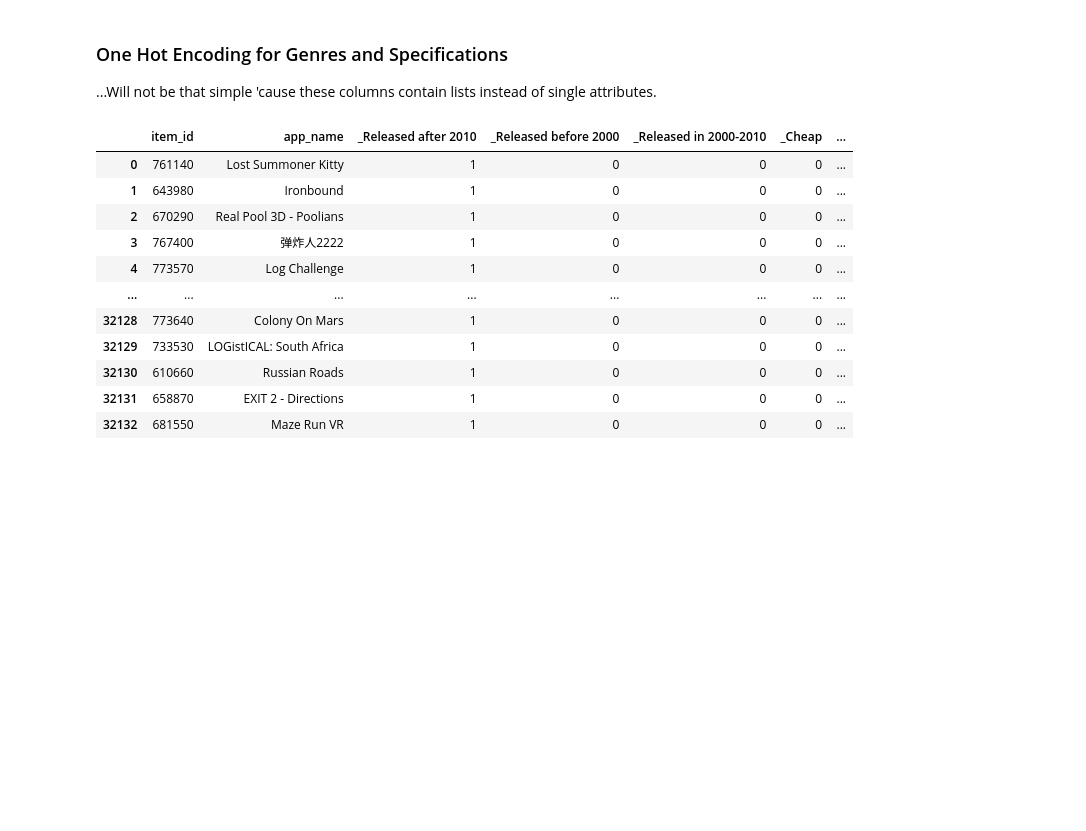
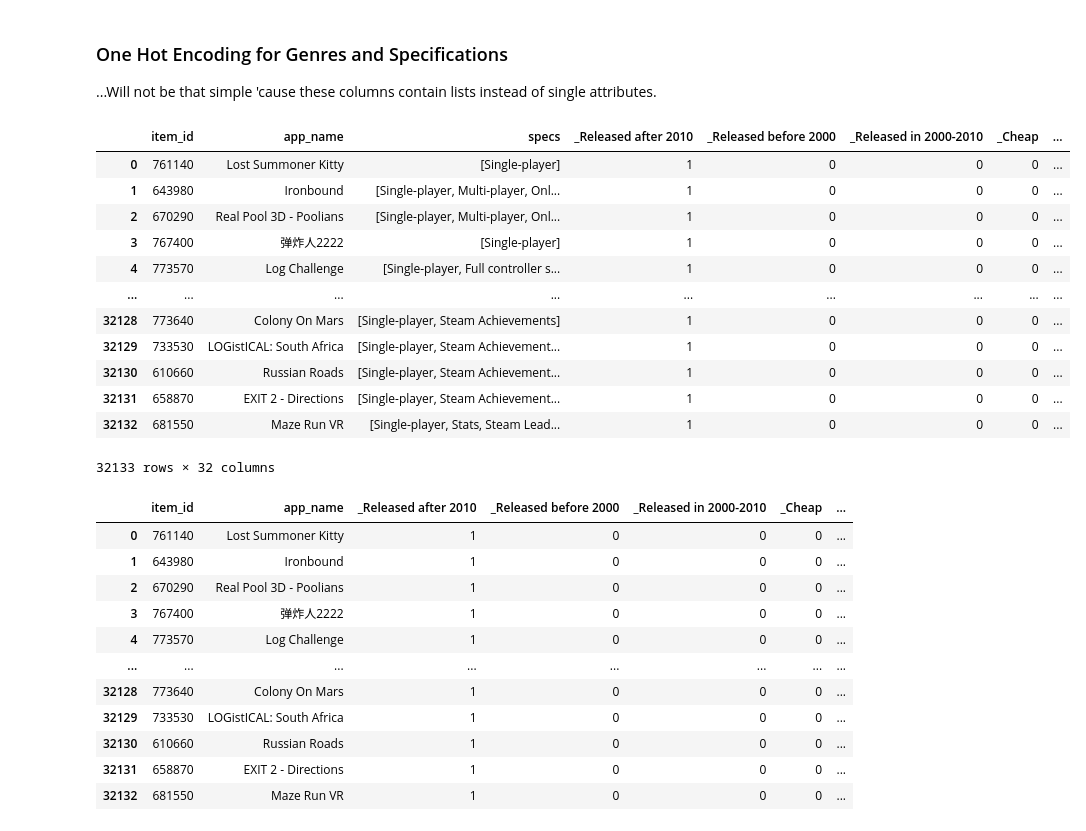
Before and after one commit to Juan-Mendoza00/pi_mlops, a Jupyter notebook: 4.EDA_and_Preprocessing.ipynb, the cells around one changed output. Cells and saved outputs as stored; diff of their text form; code cells hidden in the pictures; blank space fills up the shorter version.

```diff
--- a/4.EDA_and_Preprocessing.ipynb
+++ b/4.EDA_and_Preprocessing.ipynb
@@ -189,3 +189,11 @@ print('Unique ones:', len(pd.unique(genres)))
 # %% [output]
 Total number of genres: 71552
 Unique ones: 22
+# %%
+# Alternative modules
+from functions.preprocessing import genres_unpacking
+
+genres = genres_unpacking(df_games)
+
+print('Total number of genres:', len(genres))
+print('Unique ones:', len(pd.unique(genres)))
@@ -495,6 +511,22 @@ dummies_df = pd.DataFrame(data=array.tolist(), columns=unique_genres)
 # Concatenating dataFrame
 df_games = pd.concat([df_games, dummies_df], axis=1)
 df_games.drop(columns='genres', inplace=True)
+# %%
+df_games
+# %% [output]
+|  | item_id | app_name | specs | _Released after 2010 | _Released before 2000 | _Released in 2000-2010 | _Cheap | ... |
+| 0 | 761140 | Lost Summoner Kitty | [Single-player] | 1 | 0 | 0 | 0 | ... |
+| 1 | 643980 | Ironbound | [Single-player, Multi-player, Onl... | 1 | 0 | 0 | 0 | ... |
+| 2 | 670290 | Real Pool 3D - Poolians | [Single-player, Multi-player, Onl... | 1 | 0 | 0 | 0 | ... |
+| 3 | 767400 | 弹炸人2222 | [Single-player] | 1 | 0 | 0 | 0 | ... |
+| 4 | 773570 | Log Challenge | [Single-player, Full controller s... | 1 | 0 | 0 | 0 | ... |
+| ... | ... | ... | ... | ... | ... | ... | ... | ... |
+| 32128 | 773640 | Colony On Mars | [Single-player, Steam Achievements] | 1 | 0 | 0 | 0 | ... |
+| 32129 | 733530 | LOGistICAL: South Africa | [Single-player, Steam Achievement... | 1 | 0 | 0 | 0 | ... |
+| 32130 | 610660 | Russian Roads | [Single-player, Steam Achievement... | 1 | 0 | 0 | 0 | ... |
+| 32131 | 658870 | EXIT 2 - Directions | [Single-player, Steam Achievement... | 1 | 0 | 0 | 0 | ... |
+| 32132 | 681550 | Maze Run VR | [Single-player, Stats, Steam Lead... | 1 | 0 | 0 | 0 | ... |
+32133 rows × 32 columns
 # %%
 # Series of specs to a set
 unique_specs = list(specs.unique())
```
Also changed, not shown: parts of 17 cells of this notebook, 7 other files.
